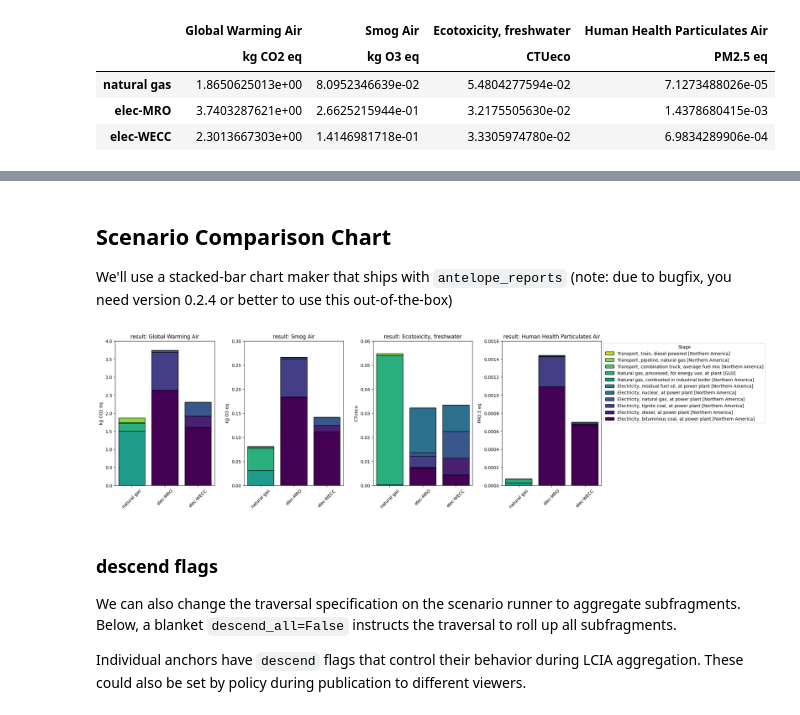
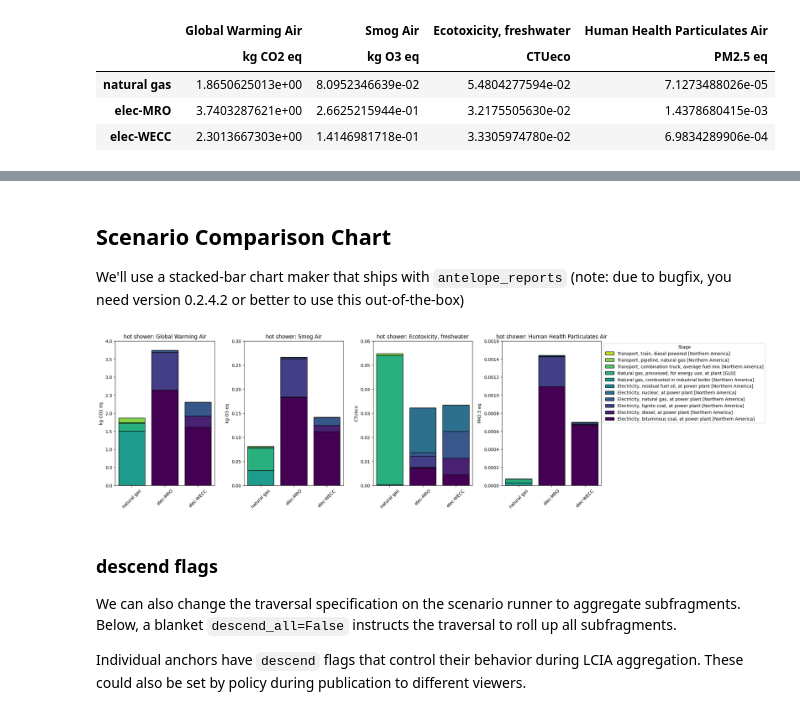
Before and after one commit to AntelopeLCA/user, a Jupyter notebook: demos/ISSST Hot Shower.ipynb, the cells around one changed output, grey strips where cells are left out. Saved outputs shown, nothing was run; the diff lists cells and outputs as text; code cells hidden in the pictures.

```diff
--- a/demos/ISSST Hot Shower.ipynb
+++ b/demos/ISSST Hot Shower.ipynb
@@ -1097,7 +1097,7 @@ runner.scenario_detail_tbl('natural gas')
 | (Natural gas, processed, for ener... | 2.1463552826e-01 | 4.6671256150e-02 | 5.3652139704e-02 | 3.8690940969e-05 |
 # %% [markdown]
 ## Scenario Comparison Chart
-We'll use a stacked-bar chart maker that ships with `antelope_reports` (note: due to bugfix, you need version 0.2.4 or better to use this out-of-the-box)
+We'll use a stacked-bar chart maker that ships with `antelope_reports` (note: due to bugfix, you need version 0.2.4.2 or better to use this out-of-the-box)
 # %%
 %matplotlib inline
 # %%
@@ -1105,9 +1105,9 @@ import antelope_reports.charts.stackbar_compare
 # %%
 from antelope_reports.charts.stackbar_compare import make_stack_plot_from_df
 # %%
-f = make_stack_plot_from_df(runner.to_dataframe(summary=False))
+f = make_stack_plot_from_df(runner.to_dataframe(summary=False), f_u='hot shower')
 # %% [output]
-[figure, old version]
+[figure, new version]
 # %% [markdown]
 ### descend flags
 We can also change the traversal specification on the scenario runner to aggregate subfragments. Below, a blanket `descend_all=False` instructs the traversal to roll up all subfragments.
```
Also changed, not shown: parts of 1 cell of this notebook.
